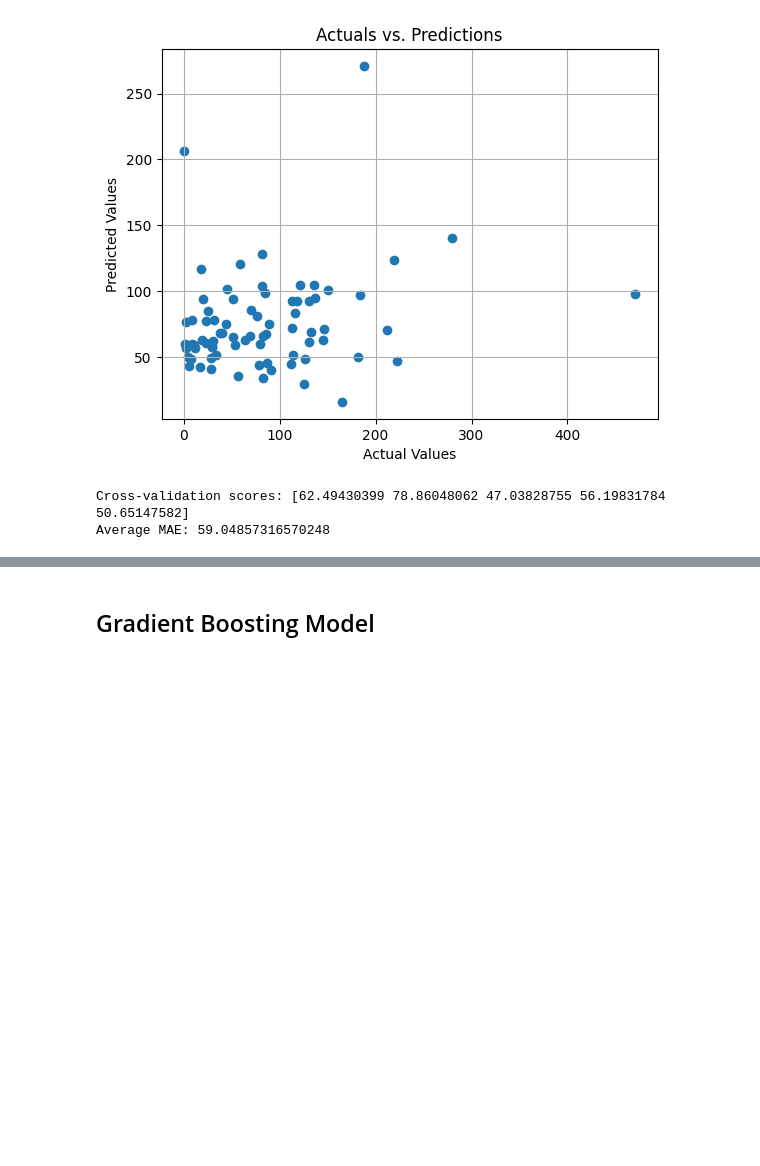
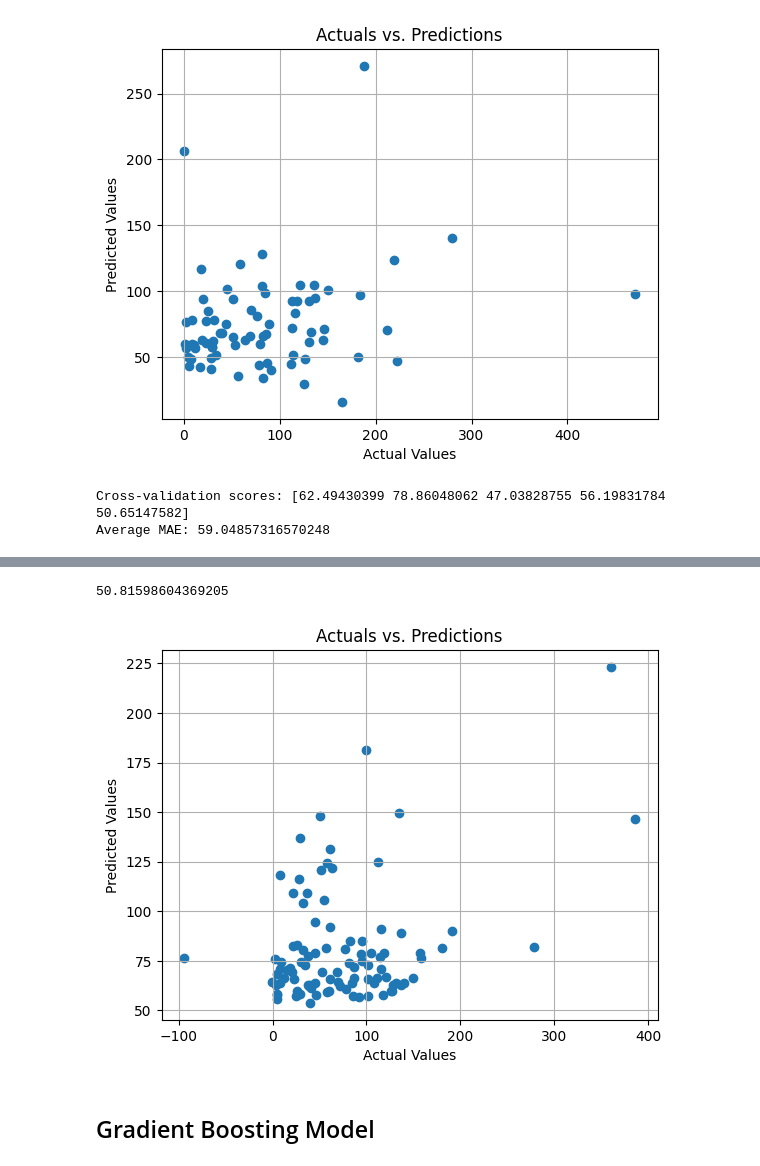
Before and after one commit to Cli091996/GU_High_ML_Project, a Jupyter notebook: GU_High_ML_Project_V1.ipynb, the cells around one changed output, grey strips where cells are left out. Cells and saved outputs as stored; diff of their text form; code cells hidden in the pictures; blank space fills up the shorter version.

```diff
--- a/GU_High_ML_Project_V1.ipynb
+++ b/GU_High_ML_Project_V1.ipynb
@@ -431,3 +427,16 @@ mean_absolute_error(Y_test, RF_Predictions)
+# %%
+mean_absolute_error(Y_test, RF_Predictions)
+# %% [output]
+50.81598604369205
+# %%
+plt.scatter(Y_test, RF_Predictions)
+plt.xlabel("Actual Values")
+plt.ylabel("Predicted Values")
+plt.title("Actuals vs. Predictions")
+plt.grid(True)
+plt.show()
+# %% [output]
+[figure, added]
 # %% [markdown]
 ## Gradient Boosting Model
 # %% [markdown]
```
Also changed, not shown: parts of 15 cells of this notebook.
